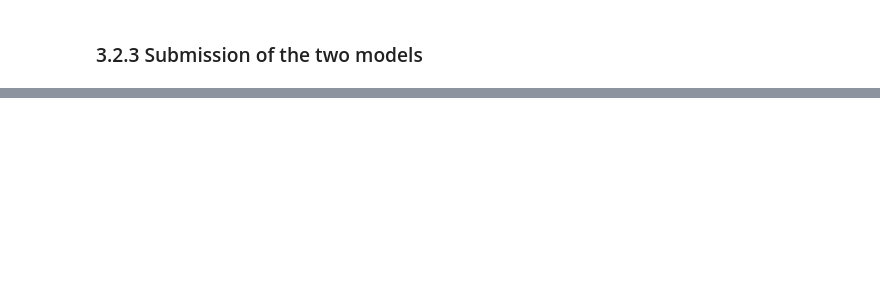
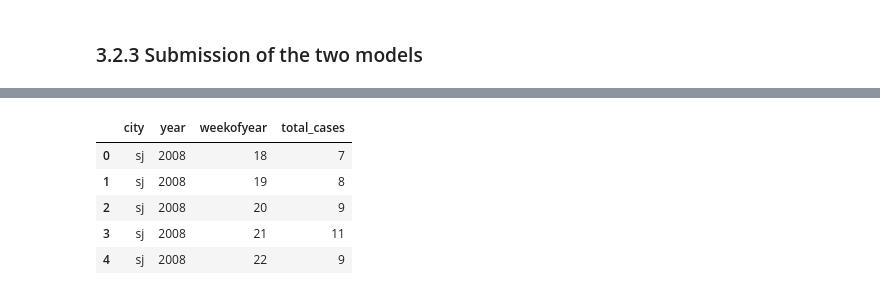
Before and after one commit to raulbs7/Machine-Learning-Techniques-Project, a Jupyter notebook: Dengue_Supervised_Project/3_Optimization_Model.ipynb, the cells around one changed output, grey strips where cells are left out. Cells and saved outputs as stored; diff of their text form; code cells hidden in the pictures; blank space fills up the shorter version.

```diff
--- a/Dengue_Supervised_Project/3_Optimization_Model.ipynb
+++ b/Dengue_Supervised_Project/3_Optimization_Model.ipynb
@@ -234,2 +216,4 @@ best_boosts = get_best_boosting(X_train, y_train)
+# %%
+best_boosts_iq = get_best_boosting(X_train_iq, y_train_iq)
 # %%
 report(best_boosts_iq.cv_results_, n_top = 5)
@@ -242,0 +242,5 @@ y_pred = boost.predict(X_test)
+# %%
+boost_iq = best_boosts_iq.best_estimator_
+# %%
+boost_iq.fit(X = X_train_iq, y = y_train_iq)
+y_pred_iq = boost_iq.predict(X_test_iq)
@@ -243,6 +249,6 @@ y_pred = boost.predict(X_test)
 # %%
-y_pred = np.rint(y_pred)
-y_pred = y_pred.astype(int)
-results = np.hstack(y_pred)
+y_pred_iq = np.rint(y_pred_iq)
+y_pred_iq = y_pred_iq.astype(int)
+results_iq = np.hstack(y_pred_iq)
 # %% [markdown]
 ### 3.2.3 Submission of the two models
@@ -271,14 +279,11 @@ array([ 7,  8,  9, 11,  9, 10,  8, 14, 13, 15, 12, 18, 17, 15, 26, 34, 30,
 # %%
-output_sj = pd.DataFrame({ 'city': original_test[original_test['city']=='sj']['city'], 'year': original_test[original_test['city']=='sj']['year'],
-                       'weekofyear': original_test[original_test['city']=='sj']['weekofyear'], 'total_cases': results_sj})
-output_iq = pd.DataFrame({ 'city': original_test['city'], 'year': original_test['year'],
-                       'weekofyear': original_test['weekofyear'], 'total_cases': results})[original_test['city']=='iq']
+output = pd.DataFrame({ 'city': original_test['city'], 'year': original_test['year'],
+                       'weekofyear': original_test['weekofyear'], 'total_cases': results})
 
-
-
-with open('submission_optimization_3.csv', 'w') as f:
+with open('submission_optimization_15.csv', 'w') as f:
   output.to_csv(f,  index = False)
 
-files.download('submission_optimization_6.csv')
+files.download('submission_optimization_15.csv')
 
 output.head()
+# %% [output]
@@ -284,0 +292,6 @@ output.head()
+|  | city | year | weekofyear | total_cases |
+| 0 | sj | 2008 | 18 | 7 |
+| 1 | sj | 2008 | 19 | 8 |
+| 2 | sj | 2008 | 20 | 9 |
+| 3 | sj | 2008 | 21 | 11 |
+| 4 | sj | 2008 | 22 | 9 |
```
Also changed, not shown: parts of 16 cells of this notebook.
